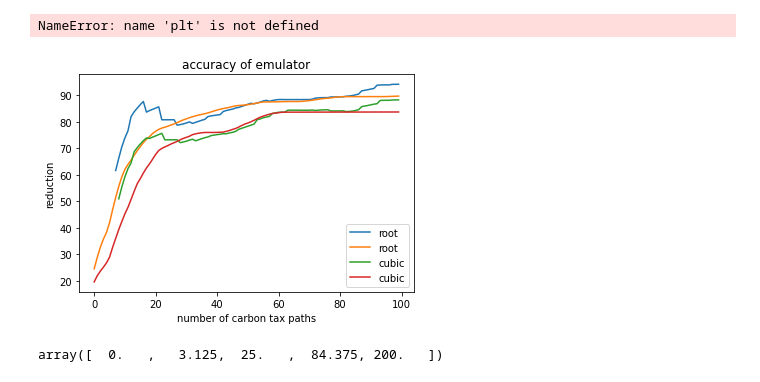
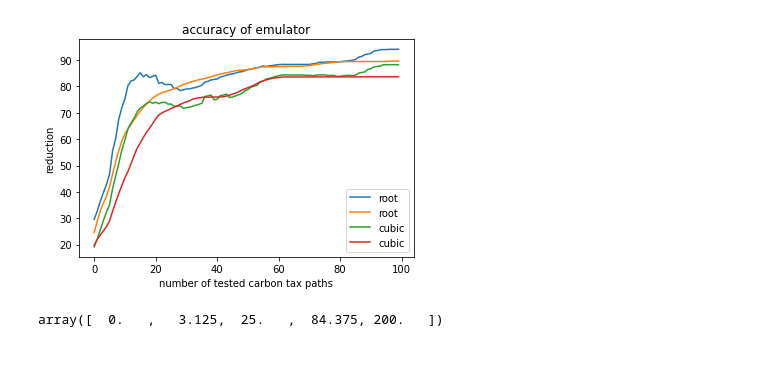
Before and after one commit to TVHTE/PBL_Code, a Jupyter notebook: Emulator/main.ipynb, the cells around one changed output. Drawn from its saved outputs; the diff is of its cells as text; code cells hidden in the pictures.

```diff
--- a/Emulator/main.ipynb
+++ b/Emulator/main.ipynb
@@ -100,7 +99,7 @@ combi_paths = emulate.combi_df(cubic_paths, root_paths, cubic_reduction, root_re
 
 x = emulate.CtaxRedEmulator(lin_paths, combi_paths)
 
-x.train_ctax_path()
+x.train_ctax_path(10, 200, 2)
 
 # do it for all remaining test paths
 cubic_test = []
@@ -142,31 +136,17 @@ root_paths.head()
 # %%
 """
 Figures showing the emulated reduction vs real reduction
 
 Also calculation of MSE
+
+zelfde kleuren maar andere weergave
 """
 
 reload(v2_plot)
 
-reds = [i for i in range(len(cubic_test))]
-
-for red in zip(*root_test):
-    plt.plot(reds, red, label='root')
-plt.title('accuracy of emulator')
-plt.xlabel('number of carbon tax paths')
-plt.ylabel('reduction')
-
-for red in zip(*cubic_test):
-    plt.plot(reds, red, label='cubic')
-
-plt.legend()
-
-reload(v2_plot)
-
 v2_plot.emulator_v2_graphs(cubic_test, root_test)
 # %% [output]
-NameError: name 'plt' is not defined
-[figure, old version]
+[figure, new version]
 # %%
 x = np.array([0,1 ,2 ,3, 4])
 
```
Also changed, not shown: parts of 4 cells of this notebook, 6 other files.
